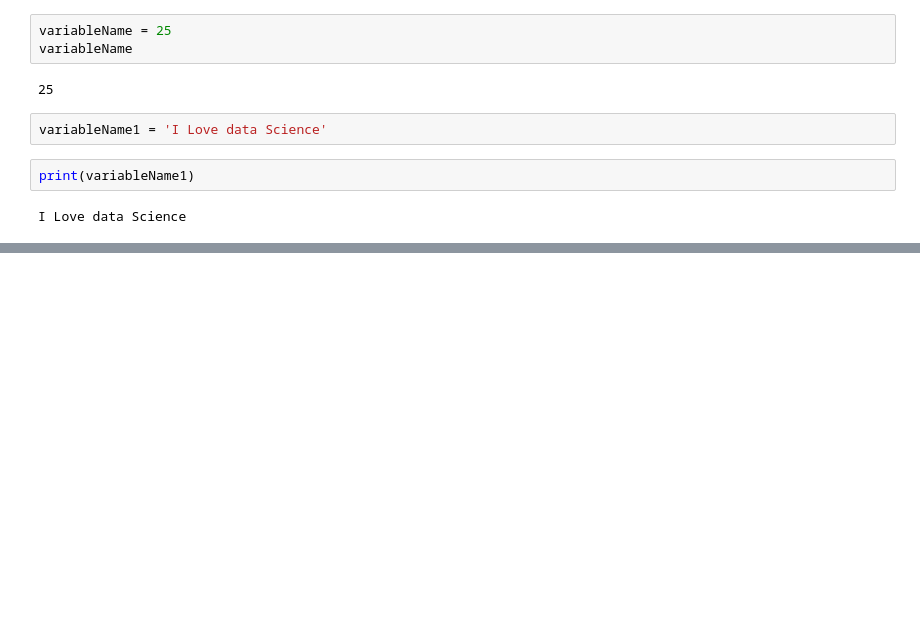
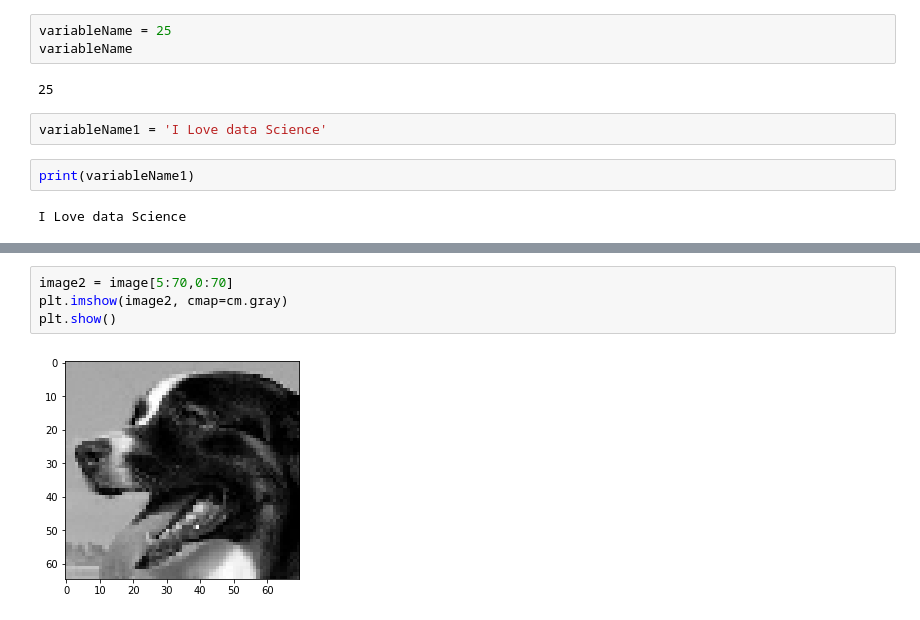
Before and after one commit to ADel1n/Aug05Practice, a Jupyter notebook: C5T1_Data Analytics Big Data UT.ipynb, the cells around one changed output, grey strips where cells are left out. Saved outputs shown, nothing was run; the diff lists cells and outputs as text; blank space fills up the shorter version.

```diff
--- a/C5T1_Data Analytics Big Data UT.ipynb
+++ b/C5T1_Data Analytics Big Data UT.ipynb
@@ -59,0 +550,6 @@ variableName1
+# %%
+image2 = image[5:70,0:70]
+plt.imshow(image2, cmap=cm.gray)
+plt.show()
+# %% [output]
+[figure, added]
```
Also changed, not shown: parts of 85 cells of this notebook.
